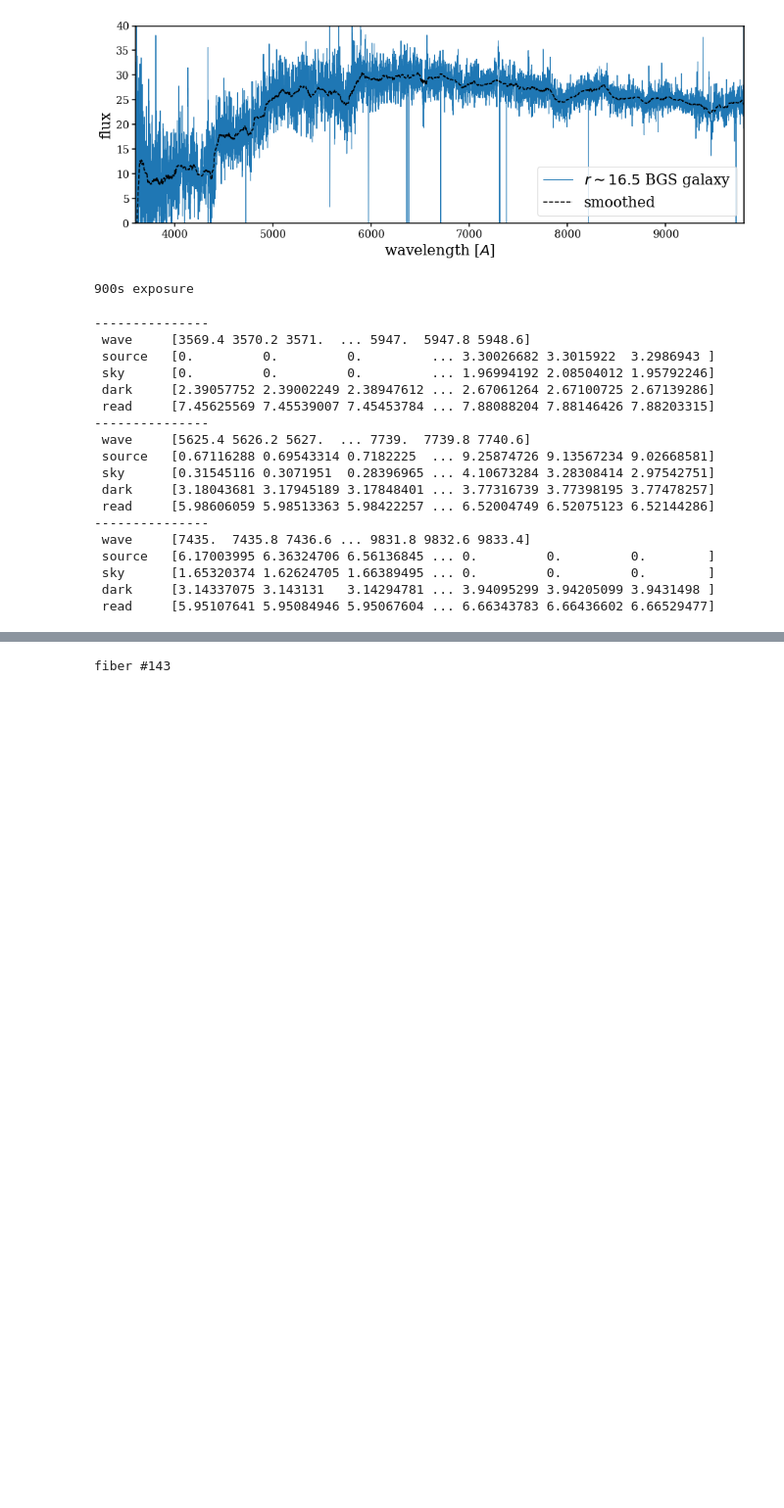
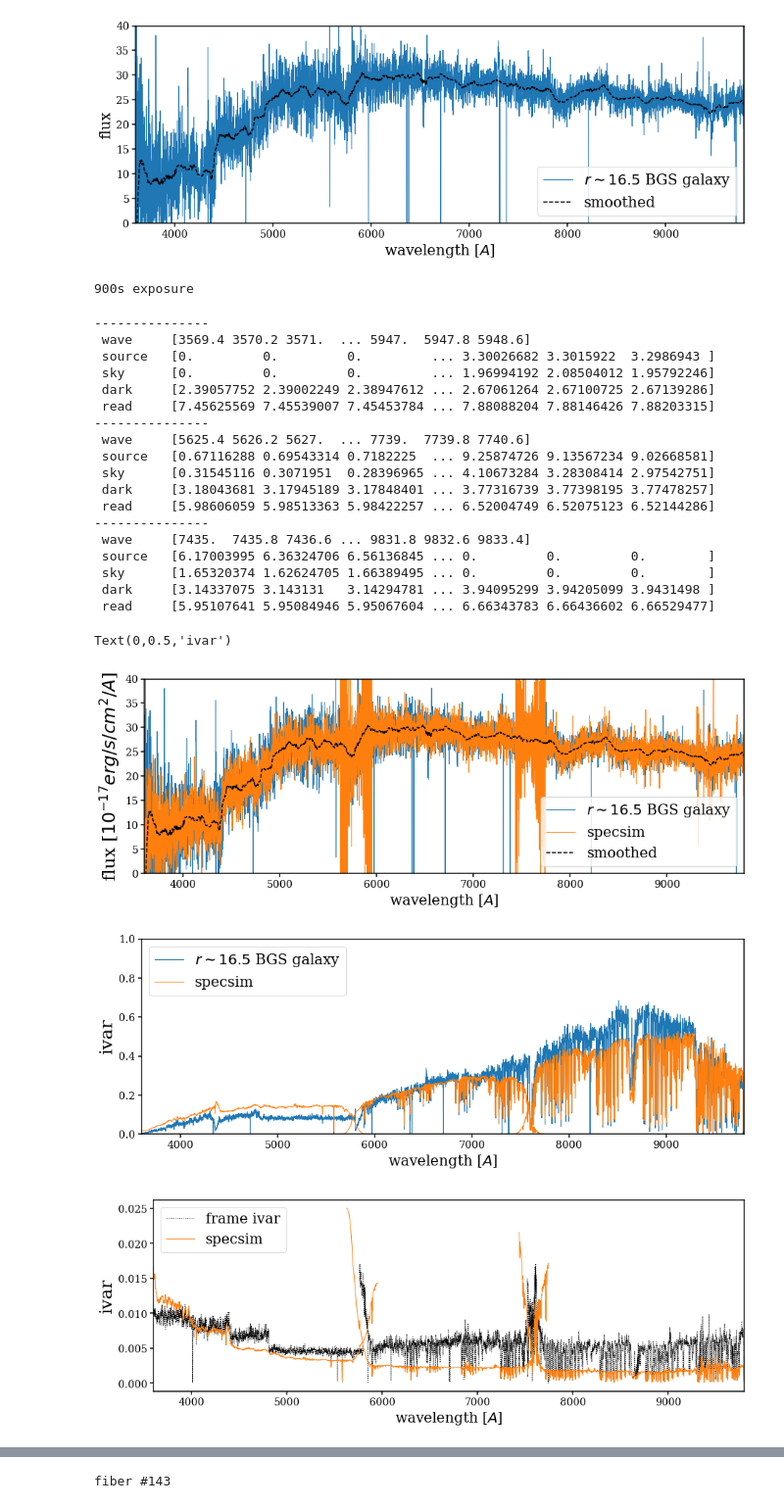
Before and after one commit to desi-bgs/feasiBGS, a Jupyter notebook: notebook/cmx/validate_specsim.ipynb, the cells around one changed output, grey strips where cells are left out. Shown at 98% size. Cells and saved outputs as stored; diff of their text form; code cells hidden in the pictures; blank space fills up the shorter version.

Commit message:
specsim validation: compared ivar of frame data

```diff
--- a/notebook/cmx/validate_specsim.ipynb
+++ b/notebook/cmx/validate_specsim.ipynb
@@ -80,6 +74,9 @@ calib_z = fitsio.read(f_calib('z'))
 # %%
 # get exposure time from frame data
 frame_b = read_frame(f_frame('b'))
+frame_r = read_frame(f_frame('r'))
+frame_z = read_frame(f_frame('z'))
+
 exptime = frame_b.meta['EXPTIME']
 print('%.fs exposure' % exptime)
 # %% [output]
@@ -222,8 +217,8 @@ fcoadd = os.path.join(dir_coadd, 'coadd-%i-%i-%i-%s.fits' % (tileid, date, ispec
 # %%
-coadd = fitsio.read(fcoadd)
-coadd_wave = fitsio.read(fcoadd, ext=2)
-coadd_flux = fitsio.read(fcoadd, ext=3)
-coadd_ivar = fitsio.read(fcoadd, ext=4)
+coadd = fitsio.read(f_coadd)
+coadd_wave = fitsio.read(f_coadd, ext=2)
+coadd_flux = fitsio.read(f_coadd, ext=3)
+coadd_ivar = fitsio.read(f_coadd, ext=4)
 # %%
 is_BGS  = (coadd['CMX_TARGET'] & cmx_targetmask.cmx_mask.mask('SV0_BGS')) != 0
 print('%i BGS targets' % np.sum(is_BGS))
@@ -299,7 +294,7 @@ desi.generate_random_noise(random_state, use_poisson=True)
 
 scale=1e17
 
-waves, fluxes, ivars = [], [], []
+waves, fluxes, ivars, ivars_electron = [], [], [], []
 for table in desi.camera_output :
     print('---------------')
     print(' wave    ', np.array(table['wavelength'].astype(float)).flatten())
@@ -310,30 +305,80 @@ for table in desi.camera_output :
 
     _wave = table['wavelength'].astype(float)
     _flux = (table['observed_flux']+table['random_noise_electrons']*table['flux_calibration']).T.astype(float)
     _flux = _flux * scale
 
     _ivar = table['flux_inverse_variance'].T.astype(float)
     _ivar = _ivar / scale**2
 
     waves.append(_wave)
     fluxes.append(_flux[0])
     ivars.append(_ivar[0])
+    ivars_electron.append(table['variance_electrons'].T.astype(float)[0]**-1)
+
+
+fig = plt.figure(figsize=(15,5))
+sub = fig.add_subplot(111)
+
+sub.plot(coadd_wave, coadd_flux[igal,:], c='C0', lw=1, label='$r\sim16.5$ BGS galaxy')
+for lbl, _wave, _flux in zip([None, None, 'specsim'], waves, fluxes):
+    sub.plot(_wave, _flux, c='C1', lw=1, label=lbl)
+sub.plot(wave, coadd_flux_smooth.value * 1e17, c='k', ls='--', label='smoothed')
+
+
+sub.legend(loc='lower right', frameon=True, fontsize=20)
+sub.set_xlabel('wavelength [$A$]', fontsize=20)
+sub.set_xlim(3600, 9800)
+sub.set_ylabel('flux [$10^{-17} erg/s/cm^2/A$]', fontsize=25)
+sub.set_ylim(0., 40.)
+
+fig = plt.figure(figsize=(15,5))
+sub = fig.add_subplot(111)
+
+sub.plot(coadd_wave, coadd_ivar[igal,:], c='C0', lw=1, label='$r\sim16.5$ BGS galaxy')
+
+for lbl, _wave, _ivar in zip([None, None, 'specsim'], waves, ivars):
+    sub.plot(_wave, _ivar, c='C1', lw=1, label=lbl)
+
+sub.legend(loc='upper left', frameon=True, fontsize=20)
+sub.set_xlabel('wavelength [$A$]', fontsize=20)
+sub.set_xlim(3600, 9800)
+sub.set_ylabel('ivar', fontsize=25)
+sub.set_ylim(0., 1.)
+
+fig = plt.figure(figsize=(15,5))
+sub = fig.add_subplot(111)
+
+for lbl, frame in zip([None, None, 'frame ivar'], [frame_b, frame_r, frame_z]):
+    sub.plot(frame.wave, frame.ivar[igal,:], c='k', lw=1, ls=':', label=lbl)
+
+for lbl, _wave, _ivar in zip([None, None, 'specsim'], waves, ivars_electron):
+    sub.plot(_wave, _ivar, c='C1', lw=1, label=lbl)
+
+sub.legend(loc='upper left', frameon=True, fontsize=20)
+sub.set_xlabel('wavelength [$A$]', fontsize=20)
+sub.set_xlim(3600, 9800)
+sub.set_ylabel('ivar', fontsize=25)
+#sub.set_ylim(0., 1.)
 # %% [output]
 ---------------
  wave     [3569.4 3570.2 3571.  ... 5947.  5947.8 5948.6]
  source   [0.         0.         0.         ... 3.30026682 3.3015922  3.2986943 ]
  sky      [0.         0.         0.         ... 1.96994192 2.08504012 1.95792246]
  dark     [2.39057752 2.39002249 2.38947612 ... 2.67061264 2.67100725 2.67139286]
  read     [7.45625569 7.45539007 7.45453784 ... 7.88088204 7.88146426 7.88203315]
 ---------------
  wave     [5625.4 5626.2 5627.  ... 7739.  7739.8 7740.6]
  source   [0.67116288 0.69543314 0.7182225  ... 9.25874726 9.13567234 9.02668581]
  sky      [0.31545116 0.3071951  0.28396965 ... 4.10673284 3.28308414 2.97542751]
  dark     [3.18043681 3.17945189 3.17848401 ... 3.77316739 3.77398195 3.77478257]
  read     [5.98606059 5.98513363 5.98422257 ... 6.52004749 6.52075123 6.52144286]
 ---------------
  wave     [7435.  7435.8 7436.6 ... 9831.8 9832.6 9833.4]
  source   [6.17003995 6.36324706 6.56136845 ... 0.         0.         0.        ]
  sky      [1.65320374 1.62624705 1.66389495 ... 0.         0.         0.        ]
  dark     [3.14337075 3.143131   3.14294781 ... 3.94095299 3.94205099 3.9431498 ]
  read     [5.95107641 5.95084946 5.95067604 ... 6.66343783 6.66436602 6.66529477]
+Text(0,0.5,'ivar')
+[figure, added]
+[figure, added]
+[figure, added]
```
Also changed, not shown: parts of 9 cells of this notebook.
